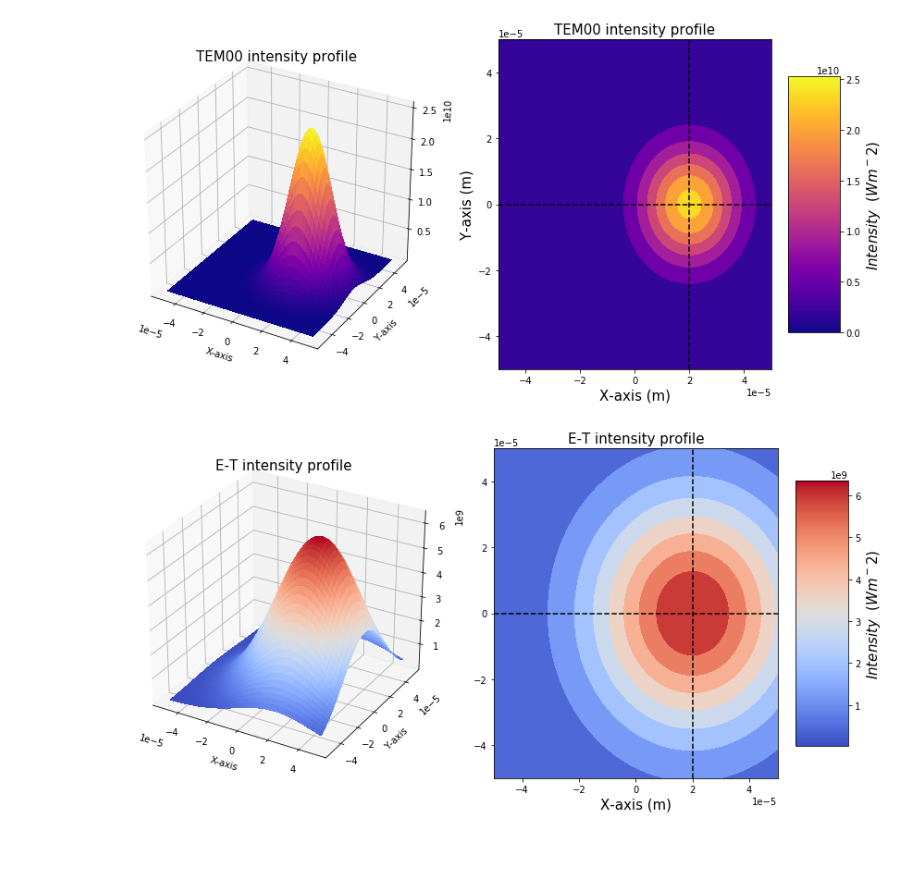
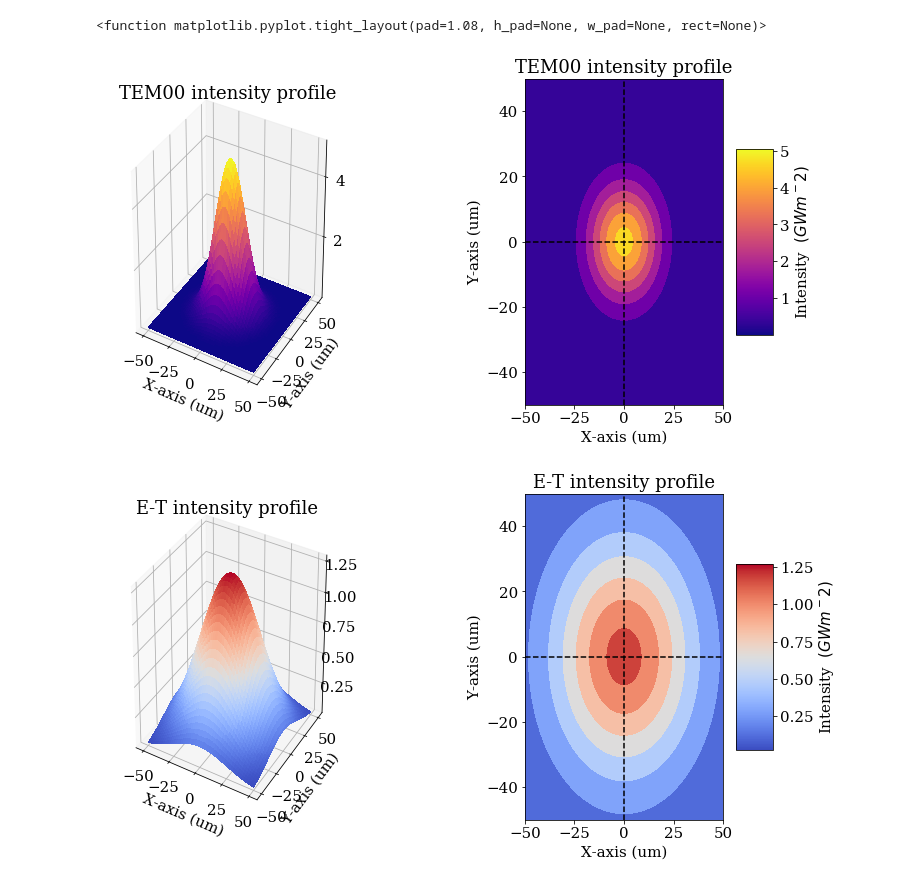
Before and after one commit to panorammix/ETModel_SLM, a Jupyter notebook: Gaussian_Profile.ipynb, the cells around one changed output. Saved outputs shown, nothing was run; the diff lists cells and outputs as text; code cells hidden in the pictures; blank space fills up the shorter version.

```diff
--- a/Gaussian_Profile.ipynb
+++ b/Gaussian_Profile.ipynb
@@ -19,71 +19,65 @@ def flux2(P,rb,x,y, xfocal, yfocal):
     q=(P/(2*numpy.pi*(rb**2)))*numpy.exp(-((rsquared)/(2*(rb**2))))
     return q
 # %%
-P=25 #Watts
-rb=25e-6 #meters
+P = 5.0 #Watts
+rb = 25e-6 #meters
 
-xfocal = 2e-5
-yfocal = 0e-6
+xfocal = 0.0
+yfocal = 0.0
 
-xmin = 2*rb
-xmax = 2*rb
-
-ymin = 2*rb
-ymax = 2*rb
-
-x=numpy.linspace(-xmin,xmax,100)
-y=numpy.linspace(-ymin,ymax,100)
+xmin = - 2.0 * rb ; xmax = 2.0 * rb
+ymin = - 2.0 * rb ; ymax = 2.0 * rb
+x = numpy.linspace( xmin, xmax, 100)
+y = numpy.linspace( ymin, ymax, 100)
 # %%
 from mpl_toolkits.mplot3d import Axes3D
 import matplotlib.pyplot
 from matplotlib import cm
 from matplotlib.ticker import LinearLocator, FormatStrFormatter
-font=15
+
+pyplot.rcParams['font.family'] = 'serif'
+pyplot.rcParams['font.size'] = 15
 
 TEM_fig = pyplot.figure(figsize = (12,6))
-ax = TEM_fig.add_subplot(1,2,1,projection='3d')
+ax1_TEM = TEM_fig.add_subplot(1,2,1,projection='3d')
 x2, y2 = numpy.meshgrid(x, y)
-q1=flux(P,rb,x2,y2,xfocal,yfocal)
-surf1 = ax.plot_surface(x2, y2, q1, cmap=cm.plasma,linewidth=0, antialiased=False)
-pyplot.xlabel('X-axis'); pyplot.ylabel('Y-axis')
-pyplot.title('TEM00 intensity profile',fontsize=font)
-pyplot.ticklabel_format(axis='both', style='sci', scilimits=(-2,0))
-pyplot.subplots_adjust(wspace = 0.5)
+q1 = flux(P,rb,x2,y2,xfocal,yfocal)
+surf1 = ax1_TEM.plot_surface(x2*1e6, y2*1e6, q1*1e-9, cmap=cm.plasma,linewidth=0, antialiased=False)
+pyplot.xlabel('X-axis (um)'); pyplot.ylabel('Y-axis (um)')
+pyplot.title('TEM00 intensity profile')
+#pyplot.ticklabel_format(axis='both', style='sci', scilimits=(-2,0))
+pyplot.subplots_adjust(wspace = 0.7)
 
-ax = TEM_fig.add_subplot(1,2,2)
+ax2_TEM = TEM_fig.add_subplot(1,2,2)
 pyplot.tick_params(labeltop=False, labelright=False,labelleft=True,labelbottom=True)
-contours=pyplot.contourf(x2,y2,q1,cmap=cm.plasma)
-pyplot.title('TEM00 intensity profile',fontsize=font)
-pyplot.xlabel('X-axis (m)',fontsize=font); pyplot.ylabel('Y-axis (m)',fontsize=font)
-pyplot.ticklabel_format(axis='both', style='sci', scilimits=(-2,0))
+contours = pyplot.contourf(x2*1e6,y2*1e6,q1*1e-9,cmap=cm.plasma)
+pyplot.title('TEM00 intensity profile')
+pyplot.xlabel('X-axis (um)'); pyplot.ylabel('Y-axis (um)')
 cbar_TEM = TEM_fig.colorbar(surf1, aspect=5)
-cbar_TEM.set_label('$Intensity$  $(W m^-2)$',fontsize=font)
+cbar_TEM.set_label('Intensity  $(GW m^-2)$')
 pyplot.axvline(x=xfocal,color='black', linestyle='--');
 pyplot.axhline(y=yfocal,color='black', linestyle='--');
-pyplot.tight_layout()
 
 
 ET_fig = pyplot.figure(figsize = (12,6))
-ax = ET_fig.add_subplot(1,2,1,projection='3d')
+ax1_ET = ET_fig.add_subplot(1,2,1,projection='3d')
 x2, y2 = numpy.meshgrid(x, y)
-q2=flux2(P,rb,x2,y2,xfocal, yfocal)
-surf2 = ax.plot_surface(x2, y2, q2, cmap=cm.coolwarm,linewidth=0, antialiased=False)
-pyplot.xlabel('X-axis') ; pyplot.ylabel('Y-axis')
-pyplot.title('E-T intensity profile', fontsize=font)
-pyplot.ticklabel_format(axis='both', style='sci', scilimits=(-2,0))
+q2 = flux2(P, rb, x2, y2, xfocal, yfocal)
+surf2 = ax1_ET.plot_surface(x2*1e6, y2*1e6, q2*1e-9, cmap=cm.coolwarm,linewidth=0, antialiased=False)
+pyplot.xlabel('X-axis (um)') ; pyplot.ylabel('Y-axis (um)')
+pyplot.title('E-T intensity profile')
+pyplot.subplots_adjust(wspace = 0.7)
 
-ax = ET_fig.add_subplot(1,2,2)
-pyplot.subplots_adjust(wspace = 0.5)
+ax2_ET = ET_fig.add_subplot(1,2,2)
 pyplot.tick_params(labeltop=False, labelright=False,labelleft=True,labelbottom=True)
-contours=pyplot.contourf(x2,y2,q2,cmap=cm.coolwarm)
-pyplot.title('E-T intensity profile',fontsize=font)
-pyplot.xlabel('X-axis (m)',fontsize=font)
-pyplot.ticklabel_format(axis='both', style='sci', scilimits=(-2,0))
+contours = pyplot.contourf(x2*1e6,y2*1e6,q2*1e-9,cmap=cm.coolwarm)
+pyplot.title('E-T intensity profile')
+pyplot.xlabel('X-axis (um)') ; pyplot.ylabel('Y-axis (um)')
 cbar_ET = ET_fig.colorbar(surf2, aspect=5)
-cbar_ET.set_label('$Intensity$  $(W m^-2)$',fontsize=font)
+cbar_ET.set_label('Intensity  $(GW m^-2)$')
 pyplot.axvline(x=xfocal,color='black', linestyle='--');
 pyplot.axhline(y=yfocal,color='black', linestyle='--');
-pyplot.tight_layout()
 # %% [output]
+<function matplotlib.pyplot.tight_layout(pad=1.08, h_pad=None, w_pad=None, rect=None)>
-[figure, old version]
+[figure, new version]
-[figure, old version]
+[figure, new version]
```
Also changed, not shown: parts of 3 cells of this notebook, 5 other files.
